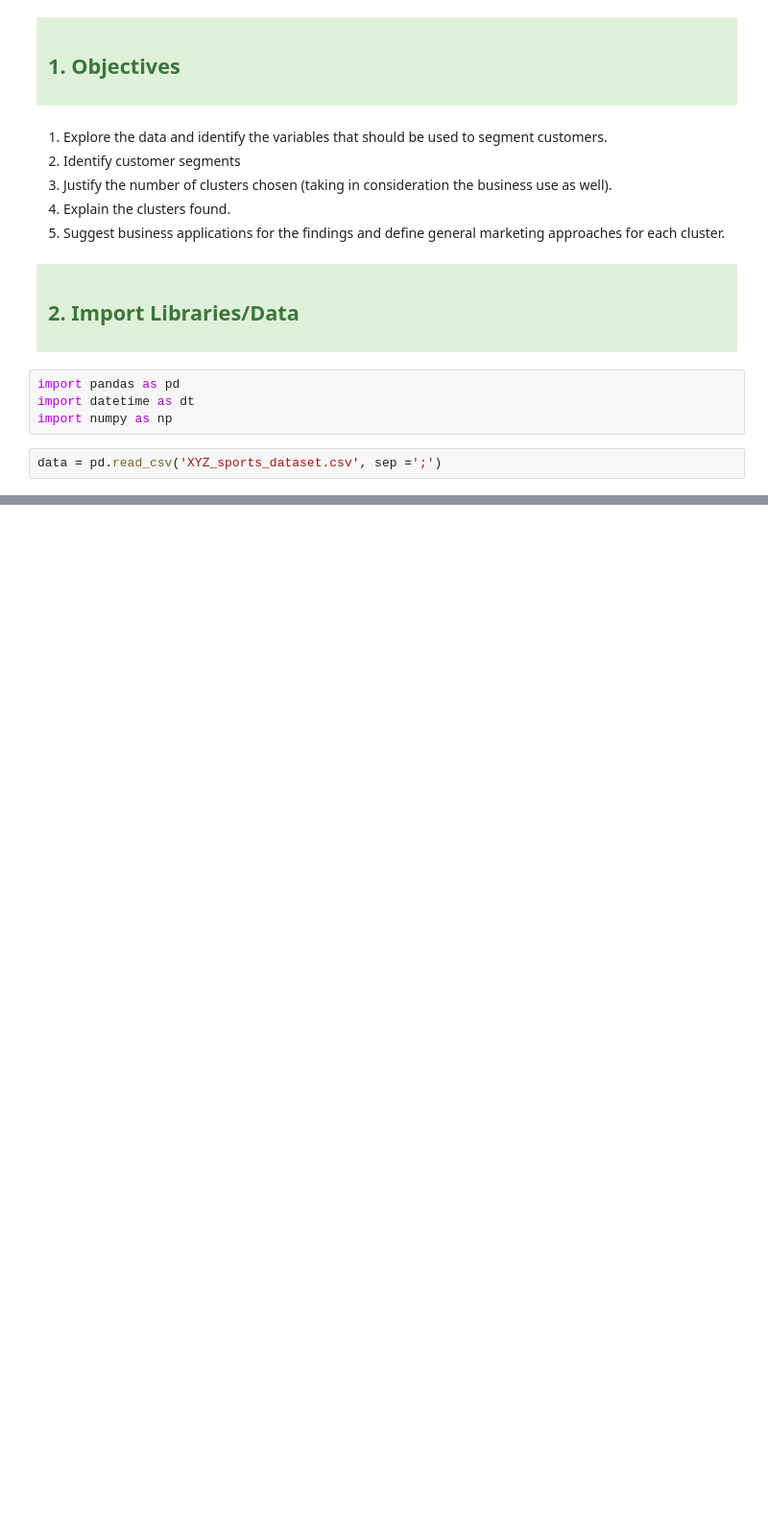
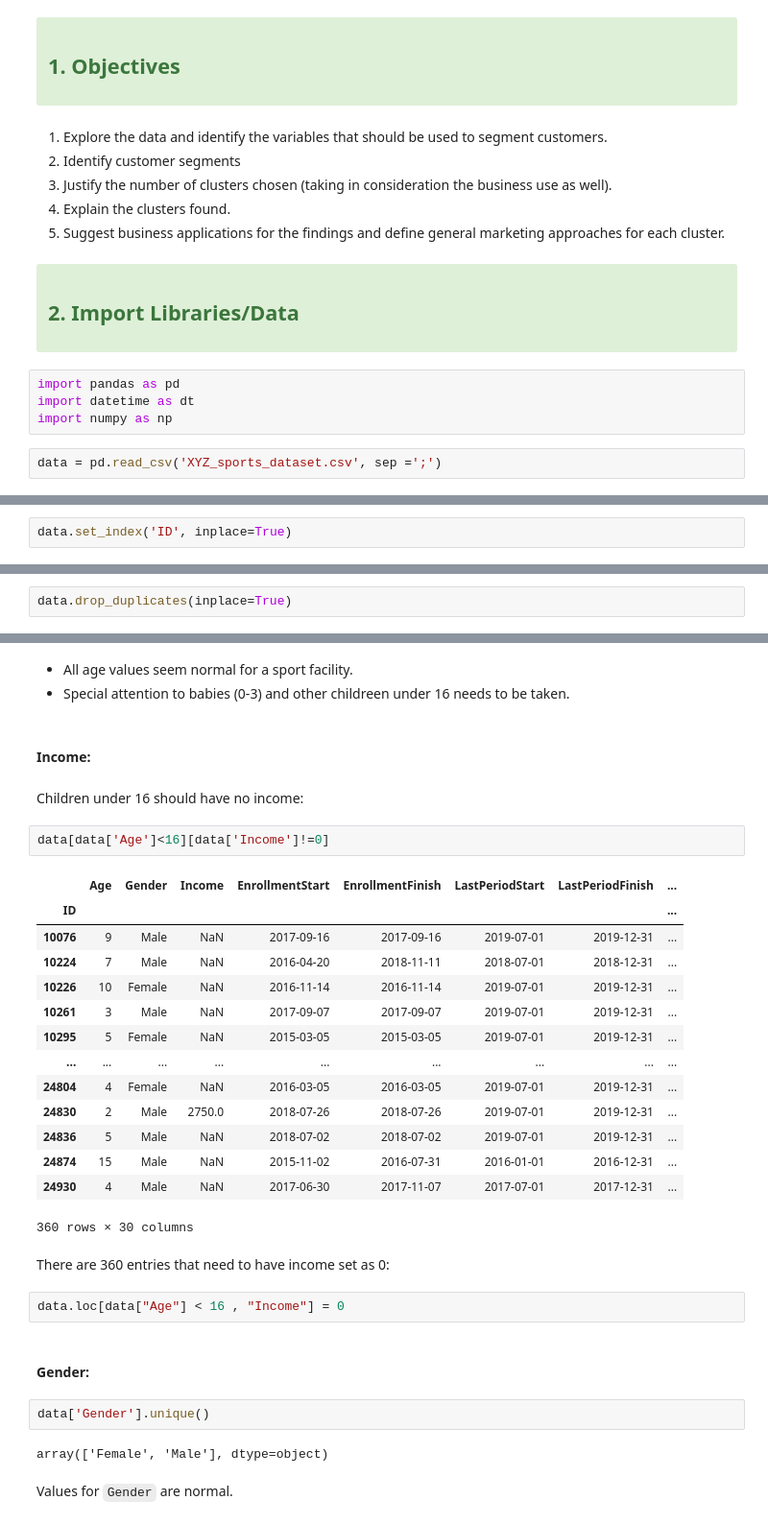
Before and after one commit to raquelxr/data-mining-proj, a Jupyter notebook: final_project_DM.ipynb, the cells around one changed output, grey strips where cells are left out. Shown at 96% size. Cells and saved outputs as stored; diff of their text form; blank space fills up the shorter version.

```diff
--- a/final_project_DM.ipynb
+++ b/final_project_DM.ipynb
@@ -33,0 +158,2 @@ data = pd.read_csv('XYZ_sports_dataset.csv', sep =';')
+# %%
+data.set_index('ID', inplace=True)
@@ -33,0 +166,2 @@ data = pd.read_csv('XYZ_sports_dataset.csv', sep =';')
+# %%
+data.drop_duplicates(inplace=True)
@@ -33,0 +179,36 @@ data = pd.read_csv('XYZ_sports_dataset.csv', sep =';')
+# %% [markdown]
+- All age values seem normal for a sport facility.
+- Special attention to babies (0-3) and other childreen under 16 needs to be taken.
+# %% [markdown]
+#### Income:
+# %% [markdown]
+Children under 16 should have no income:
+# %%
+data[data['Age']<16][data['Income']!=0]
+# %% [output]
+|  | Age | Gender | Income | EnrollmentStart | EnrollmentFinish | LastPeriodStart | LastPeriodFinish | ... |
+| ID |  |  |  |  |  |  |  | ... |
+| 10076 | 9 | Male | NaN | 2017-09-16 | 2017-09-16 | 2019-07-01 | 2019-12-31 | ... |
+| 10224 | 7 | Male | NaN | 2016-04-20 | 2018-11-11 | 2018-07-01 | 2018-12-31 | ... |
+| 10226 | 10 | Female | NaN | 2016-11-14 | 2016-11-14 | 2019-07-01 | 2019-12-31 | ... |
+| 10261 | 3 | Male | NaN | 2017-09-07 | 2017-09-07 | 2019-07-01 | 2019-12-31 | ... |
+| 10295 | 5 | Female | NaN | 2015-03-05 | 2015-03-05 | 2019-07-01 | 2019-12-31 | ... |
+| ... | ... | ... | ... | ... | ... | ... | ... | ... |
+| 24804 | 4 | Female | NaN | 2016-03-05 | 2016-03-05 | 2019-07-01 | 2019-12-31 | ... |
+| 24830 | 2 | Male | 2750.0 | 2018-07-26 | 2018-07-26 | 2019-07-01 | 2019-12-31 | ... |
+| 24836 | 5 | Male | NaN | 2018-07-02 | 2018-07-02 | 2019-07-01 | 2019-12-31 | ... |
+| 24874 | 15 | Male | NaN | 2015-11-02 | 2016-07-31 | 2016-01-01 | 2016-12-31 | ... |
+| 24930 | 4 | Male | NaN | 2017-06-30 | 2017-11-07 | 2017-07-01 | 2017-12-31 | ... |
+360 rows × 30 columns
+# %% [markdown]
+There are 360 entries that need to have income set as 0:
+# %%
+data.loc[data["Age"] < 16 , "Income"] = 0
+# %% [markdown]
+#### Gender:
+# %%
+data['Gender'].unique()
+# %% [output]
+array(['Female', 'Male'], dtype=object)
+# %% [markdown]
+Values for `Gender` are normal.
```
Also changed, not shown: parts of 59 cells of this notebook, 1 other file.
